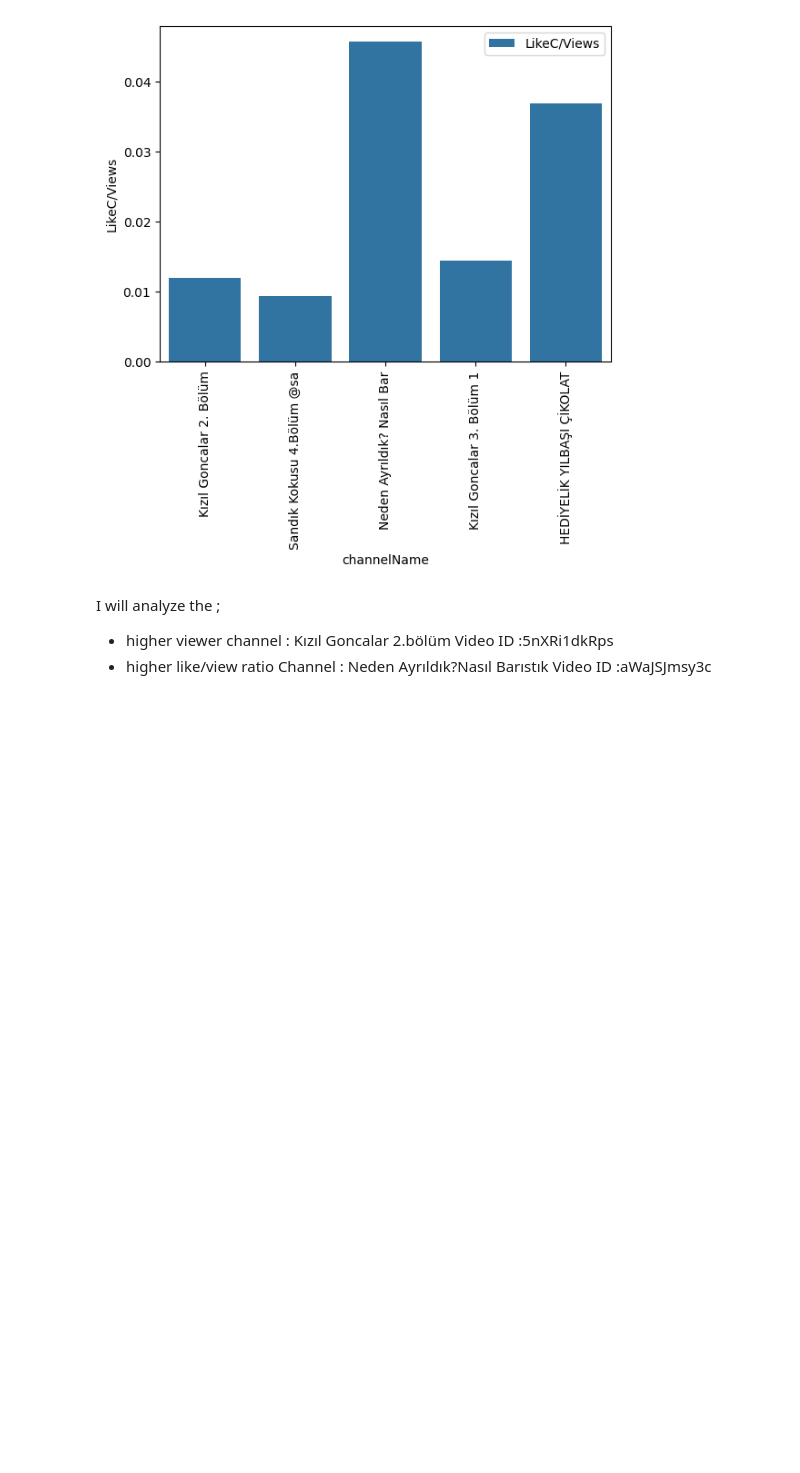
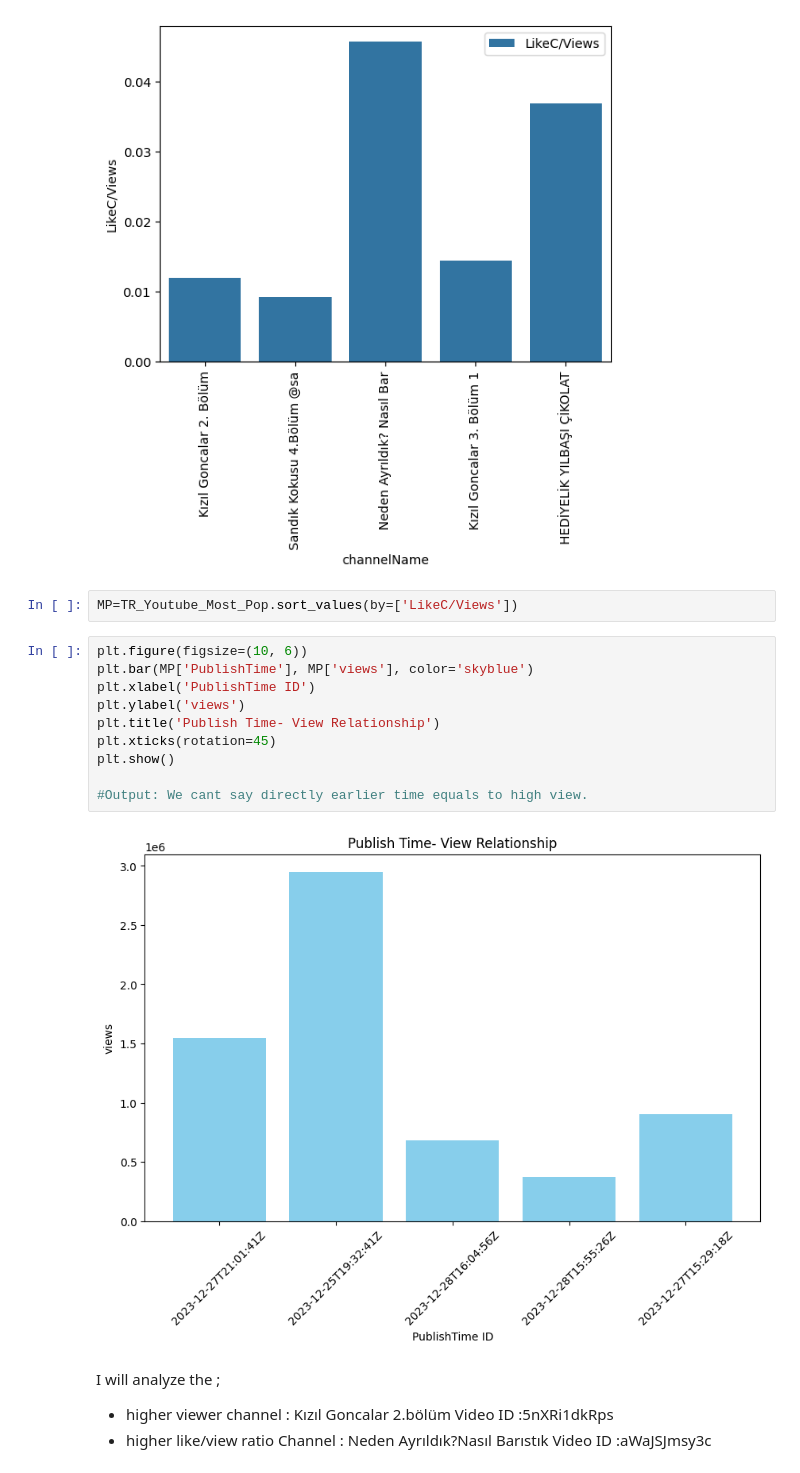
Before and after one commit to nurfkutlu/Youtube_API_Project, a Jupyter notebook: Youtube_Videos_CommentThreads.ipynb, the cells around one changed output. Saved outputs shown, nothing was run; the diff lists cells and outputs as text; blank space fills up the shorter version.

```diff
--- a/Youtube_Videos_CommentThreads.ipynb
+++ b/Youtube_Videos_CommentThreads.ipynb
@@ -194,6 +194,20 @@ plt.show()
 #Output : I want to anlyze LikeC/Views ratio. And daily videos are higher than movies.
 # %% [output]
 [figure]
+# %%
+MP=TR_Youtube_Most_Pop.sort_values(by=['LikeC/Views'])
+# %%
+plt.figure(figsize=(10, 6))
+plt.bar(MP['PublishTime'], MP['views'], color='skyblue')
+plt.xlabel('PublishTime ID')
+plt.ylabel('views')
+plt.title('Publish Time- View Relationship')
+plt.xticks(rotation=45)
+plt.show()
+
+#Output: We cant say directly earlier time equals to high view.
+# %% [output]
+[figure, added]
 # %% [markdown]
 I will analyze the ;
 - higher viewer channel          : Kızıl Goncalar 2.bölüm         Video ID :5nXRi1dkRps
```
Also changed, not shown: parts of 12 cells of this notebook.
